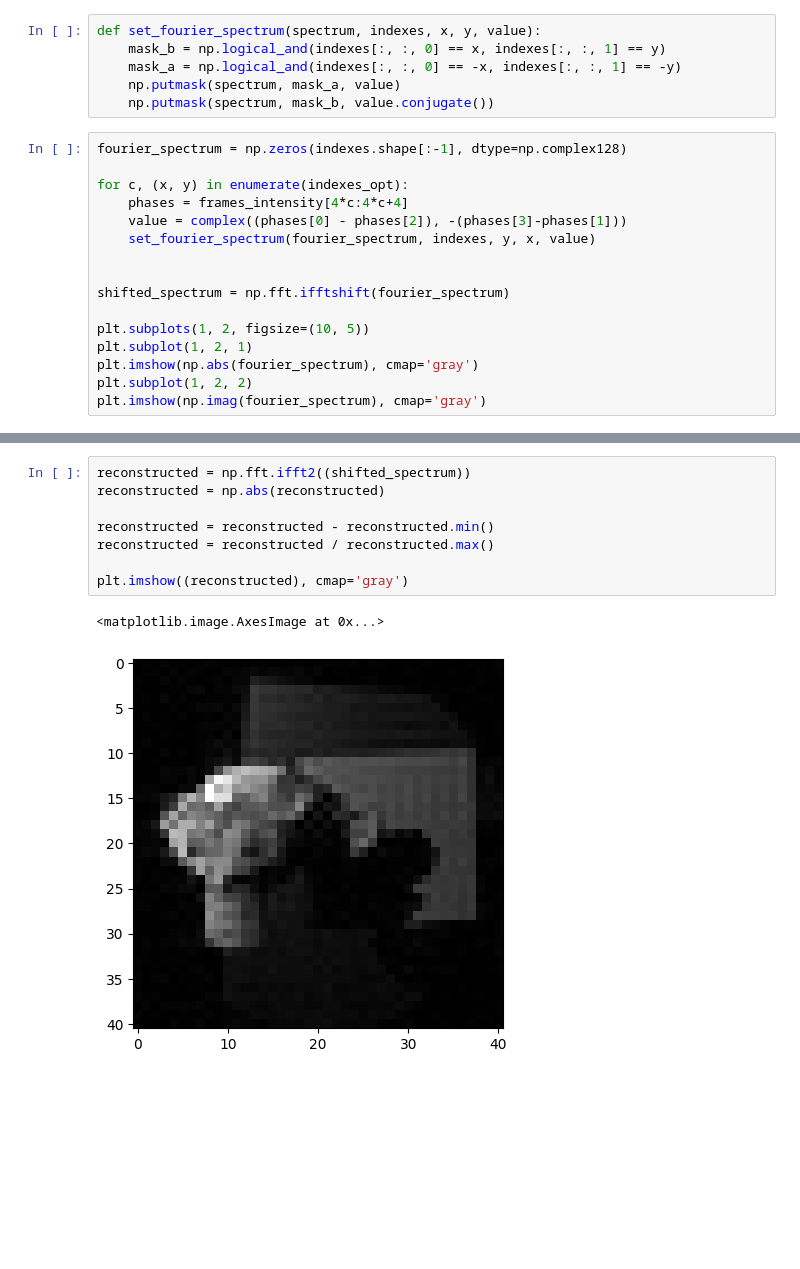
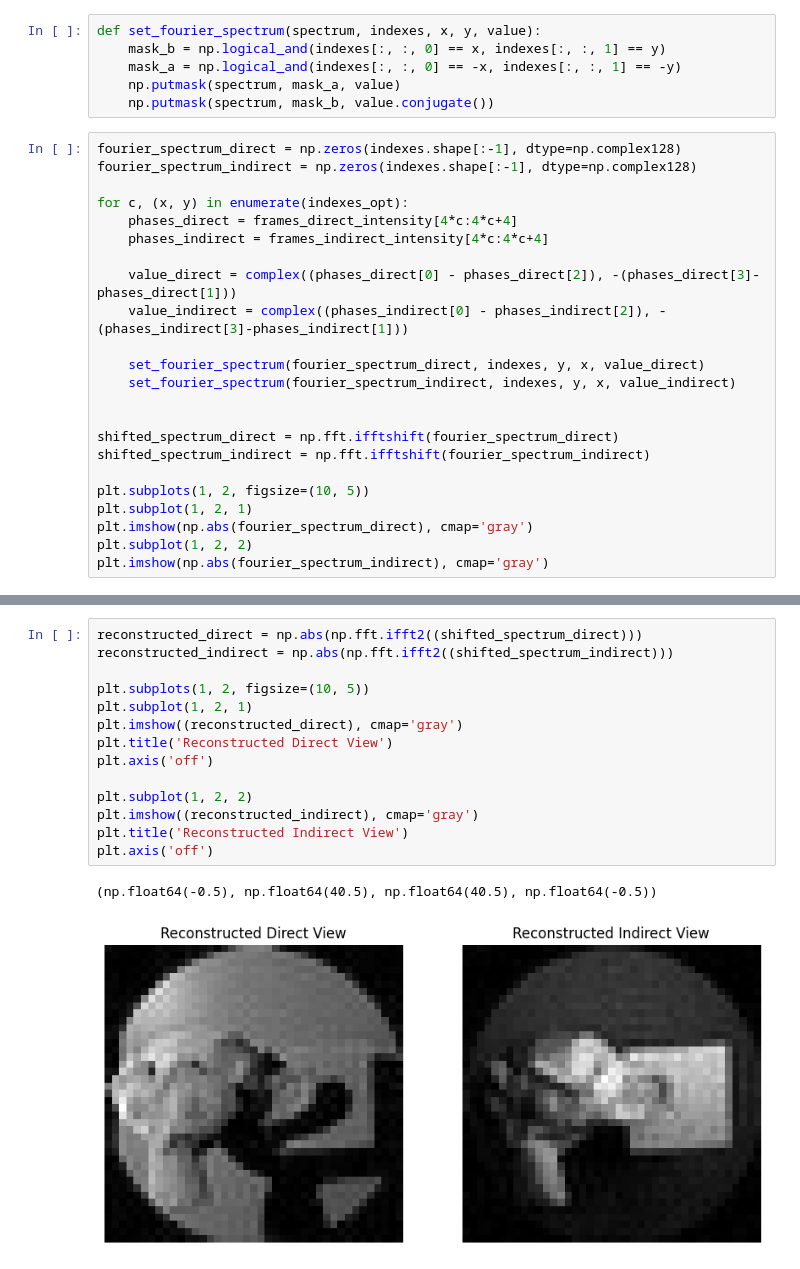
Before and after one commit to hannesrichter/structured_light, a Jupyter notebook: dual_photography.ipynb, the cells around one changed output, grey strips where cells are left out. Saved outputs shown, nothing was run; the diff lists cells and outputs as text; blank space fills up the shorter version.

```diff
--- a/dual_photography.ipynb
+++ b/dual_photography.ipynb
@@ -105,20 +120,27 @@ def set_fourier_spectrum(spectrum, indexes, x, y, value):
     np.putmask(spectrum, mask_a, value)
     np.putmask(spectrum, mask_b, value.conjugate())
 # %%
-fourier_spectrum = np.zeros(indexes.shape[:-1], dtype=np.complex128)
+fourier_spectrum_direct = np.zeros(indexes.shape[:-1], dtype=np.complex128)
+fourier_spectrum_indirect = np.zeros(indexes.shape[:-1], dtype=np.complex128)
 
 for c, (x, y) in enumerate(indexes_opt):
-    phases = frames_intensity[4*c:4*c+4]
-    value = complex((phases[0] - phases[2]), -(phases[3]-phases[1]))
-    set_fourier_spectrum(fourier_spectrum, indexes, y, x, value)
+    phases_direct = frames_direct_intensity[4*c:4*c+4]
+    phases_indirect = frames_indirect_intensity[4*c:4*c+4]
+
+    value_direct = complex((phases_direct[0] - phases_direct[2]), -(phases_direct[3]-phases_direct[1]))
+    value_indirect = complex((phases_indirect[0] - phases_indirect[2]), -(phases_indirect[3]-phases_indirect[1]))
+
+    set_fourier_spectrum(fourier_spectrum_direct, indexes, y, x, value_direct)
+    set_fourier_spectrum(fourier_spectrum_indirect, indexes, y, x, value_indirect)
 
 
-shifted_spectrum = np.fft.ifftshift(fourier_spectrum)
+shifted_spectrum_direct = np.fft.ifftshift(fourier_spectrum_direct)
+shifted_spectrum_indirect = np.fft.ifftshift(fourier_spectrum_indirect)
 
 plt.subplots(1, 2, figsize=(10, 5))
 plt.subplot(1, 2, 1)
-plt.imshow(np.abs(fourier_spectrum), cmap='gray')
+plt.imshow(np.abs(fourier_spectrum_direct), cmap='gray')
 plt.subplot(1, 2, 2)
-plt.imshow(np.imag(fourier_spectrum), cmap='gray')
+plt.imshow(np.abs(fourier_spectrum_indirect), cmap='gray')
 # %% [output]
 <matplotlib.image.AxesImage at 0x...>
@@ -126,11 +148,17 @@ plt.imshow(np.imag(fourier_spectrum), cmap='gray')
 # %%
-reconstructed = np.fft.ifft2((shifted_spectrum))
-reconstructed = np.abs(reconstructed)
+reconstructed_direct = np.abs(np.fft.ifft2((shifted_spectrum_direct)))
+reconstructed_indirect = np.abs(np.fft.ifft2((shifted_spectrum_indirect)))
 
-reconstructed = reconstructed - reconstructed.min()
-reconstructed = reconstructed / reconstructed.max()
+plt.subplots(1, 2, figsize=(10, 5))
+plt.subplot(1, 2, 1)
+plt.imshow((reconstructed_direct), cmap='gray')
+plt.title('Reconstructed Direct View')
+plt.axis('off')
 
-plt.imshow((reconstructed), cmap='gray')
+plt.subplot(1, 2, 2)
+plt.imshow((reconstructed_indirect), cmap='gray')
+plt.title('Reconstructed Indirect View')
+plt.axis('off')
 # %% [output]
-<matplotlib.image.AxesImage at 0x...>
+(np.float64(-0.5), np.float64(40.5), np.float64(40.5), np.float64(-0.5))
-[figure, old version]
+[figure, new version]
```
Also changed, not shown: parts of 3 cells of this notebook, 4 other files.
